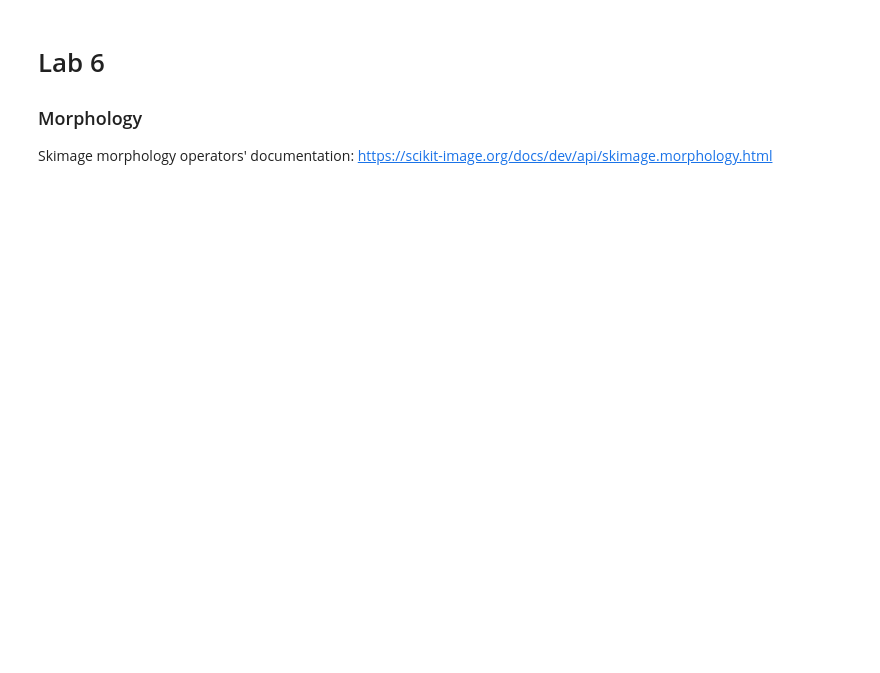
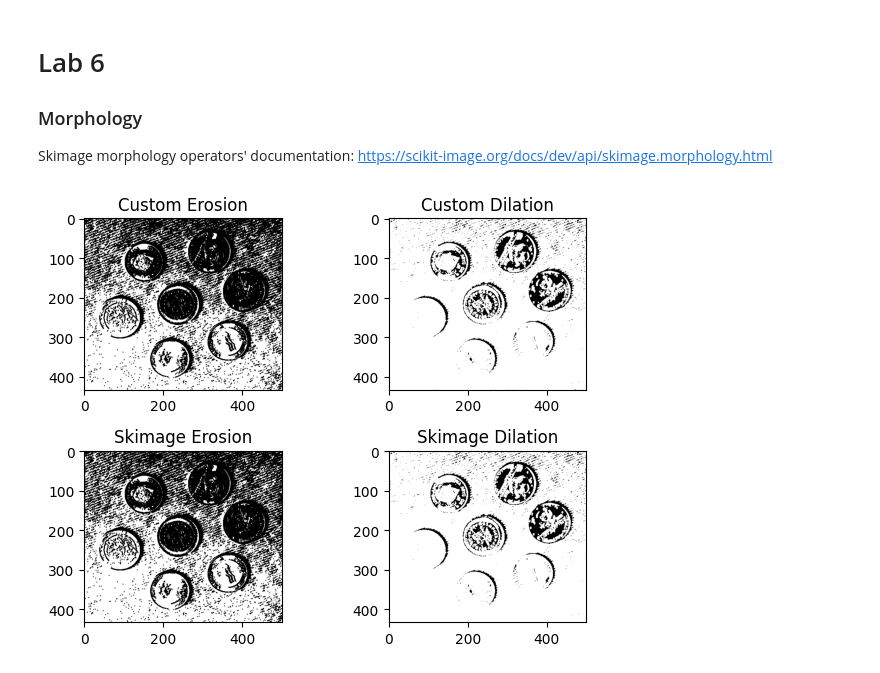
Before and after one commit to asermohamed1/image_processing-labs, a Jupyter notebook: lab6-std/lab-Morphology-STD.ipynb, the cells around one changed output. Drawn from its saved outputs; the diff is of its cells as text; code cells hidden in the pictures; blank space fills up the shorter version.

Commit message:
feat: implement dilation, erosion, skeletonization and visa number extraction for lab6

```diff
--- a/lab6-std/lab-Morphology-STD.ipynb
+++ b/lab6-std/lab-Morphology-STD.ipynb
@@ -29,3 +21,78 @@ from skimage.draw import rectangle
+# %%
+'''
+1) Erosion / Dilation:
+    - Load "coins.jpg" from the img folder
+    - Convert the image to binary
+    - Write 2 functions each applying 1 of the erosion/dilation algorithms (with adjustable square window size) manually to the binary image
+    - Use Skimage's "binary_erosion" & "binary_dilation" & show the results
+'''
+
+coins_img = io.imread("img/coins.jpg", as_gray=True)
+binary_img = coins_img.copy()
+
+for i in range(len(coins_img)):
+    for j in range(len(coins_img[i])):
+        binary_img[i][j] = 1 if coins_img[i][j] > .5 else 0
+
+def fit (img, se, start_i,start_j):
+    return min([
+        img[i][j] * se[i - start_i][j - start_j] if se[i - start_i][j - start_j] != 0 else 1
+        for i in range(start_i, len(se) + start_i) for j in range(start_j, len(se) + start_j)
+    ])
+
+
+def erosion(img ,se=[[0,1,0], [1,1,1], [0,1,0]]):
+    res_img = img.copy()
+    leave = len(se) - 2
+
+    for i in range(leave ,len(img) - leave):
+        for j in range (leave, len(img[i]) - leave):
+            res_img[i][j] = fit(img, se, i - leave, j - leave)
+
+    return res_img
+
+def hit (img, se, start_i,start_j):
+    return max([
+        img[i][j] * se[i - start_i][j - start_j]
+        for i in range(start_i, len(se) + start_i) for j in range(start_j, len(se) + start_j)
+    ])
+
+
+def dilation(img ,se=[[0,1,0], [1,1,1], [0,1,0]]):
+    res_img = img.copy()
+    leave = len(se) - 2
+
+    for i in range(leave ,len(img) - leave):
+        for j in range (leave, len(img[i]) - leave):
+            res_img[i][j] = hit(img, se, i - leave, j - leave)
+
+    return res_img
+
+di_img = dilation(binary_img)
+er_img = erosion(binary_img)
+er_ski_img = binary_erosion(binary_img)
+di_ski_img = binary_dilation(binary_img)
+
+plt.subplot(2, 2, 1)
+plt.imshow(er_img, cmap='gray')
+plt.title("Custom Erosion")
+
+plt.subplot(2, 2, 2)
+plt.imshow(di_img, cmap='gray')
+plt.title("Custom Dilation")
+
+plt.subplot(2, 2, 3)
+plt.imshow(er_ski_img, cmap='gray')
+plt.title("Skimage Erosion")
+
+plt.subplot(2, 2, 4)
+plt.imshow(di_ski_img, cmap='gray')
+plt.title("Skimage Dilation")
+
+plt.tight_layout()
+plt.show()
+# %% [output]
+[figure, added]
 # %%
 '''
 2) Case Study: Credit Card Number Extraction
```
Also changed, not shown: parts of 3 cells of this notebook, 1 other file.
